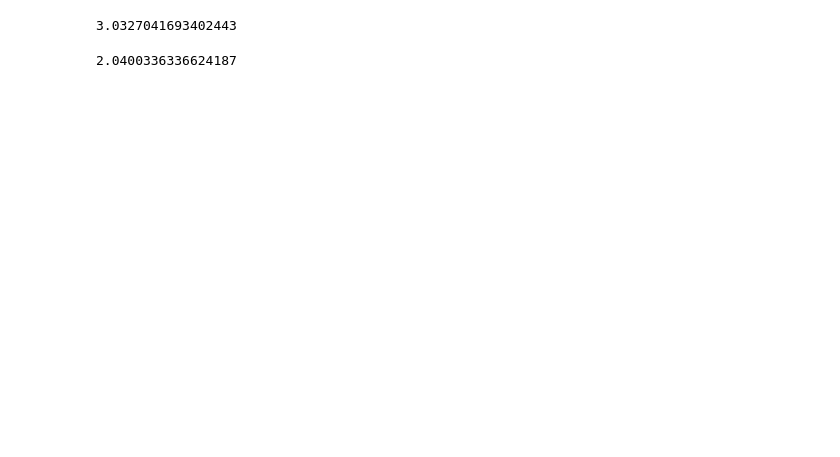
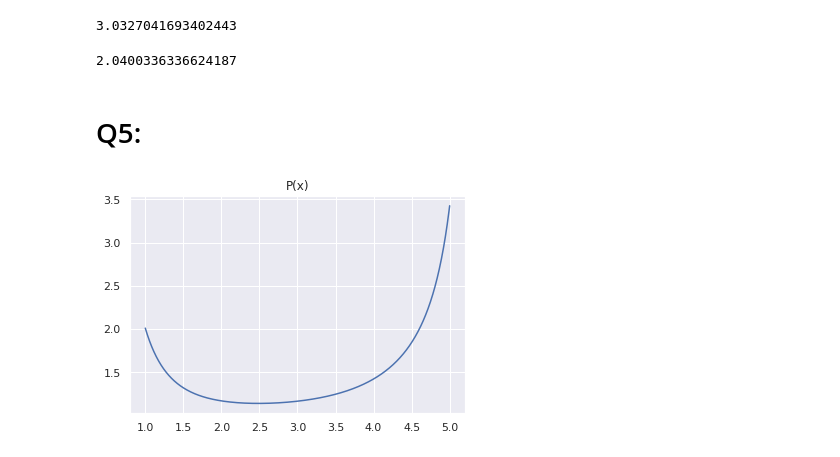
Before and after one commit to MohiMozaffari/Computational-Physics, a Jupyter notebook: HW5/HW5.ipynb, the cells around one changed output. Cells and saved outputs as stored; diff of their text form; code cells hidden in the pictures; blank space fills up the shorter version.

```diff
--- a/HW5/HW5.ipynb
+++ b/HW5/HW5.ipynb
@@ -219,3 +231,23 @@ guassian.mean()
 guassian.var()
 # %% [output]
 2.0400336336624187
+# %% [markdown]
+# Q5:
+# %%
+def p(x):
+    """probability
+
+    Args:
+        x (float):
+    """
+    return np.sin(x**2/100) + 1/(np.cos(x**3/100)) + x**(-3)
+p = np.vectorize(p)
+# %%
+X = np.linspace(1,5,1000)
+Prob = p(X)
+w = Prob.max()
+plt.plot(X, Prob)
+plt.title("P(x)")
+plt.show()
+# %% [output]
+[figure, added]
```
Also changed, not shown: parts of 19 cells of this notebook.
